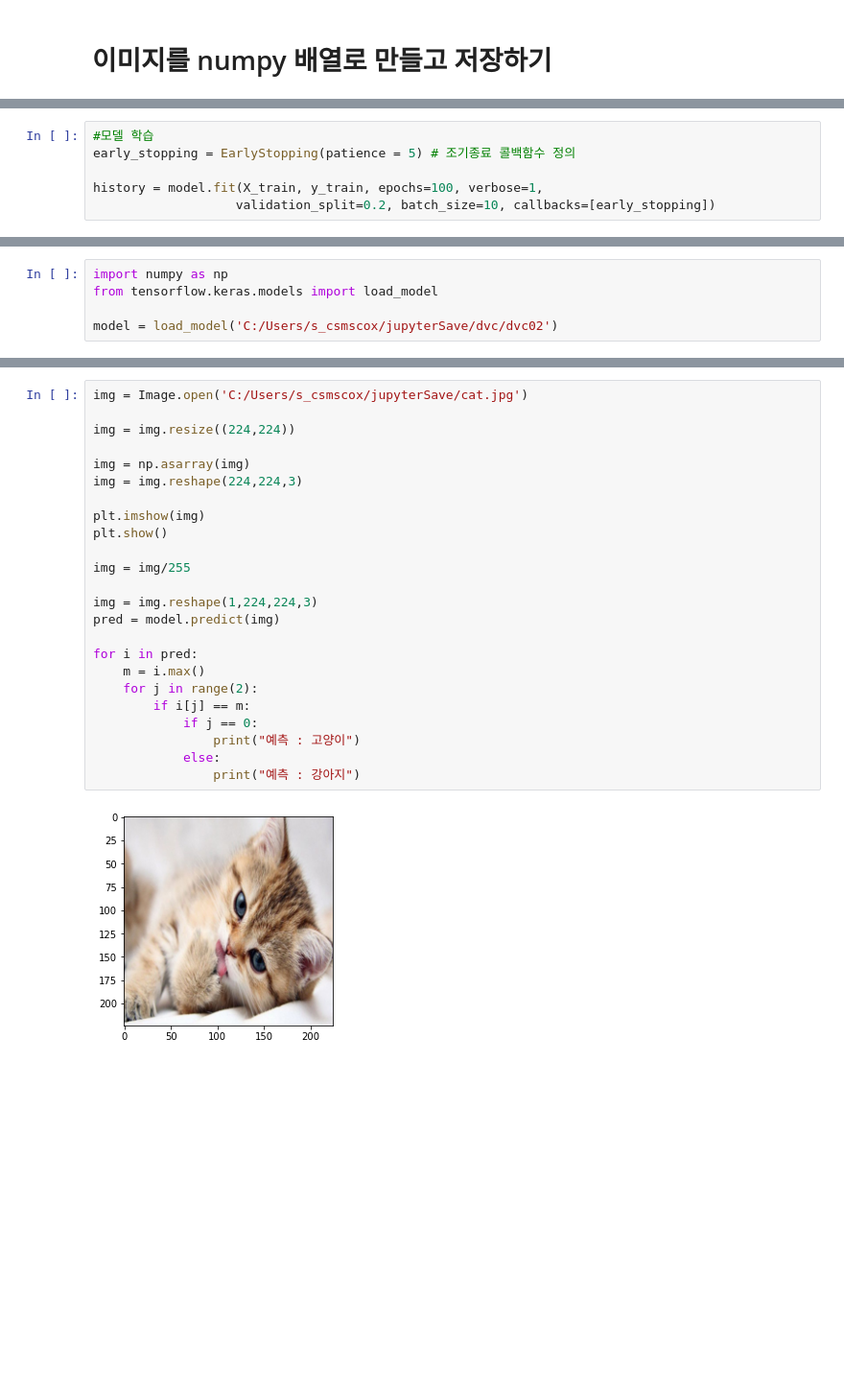
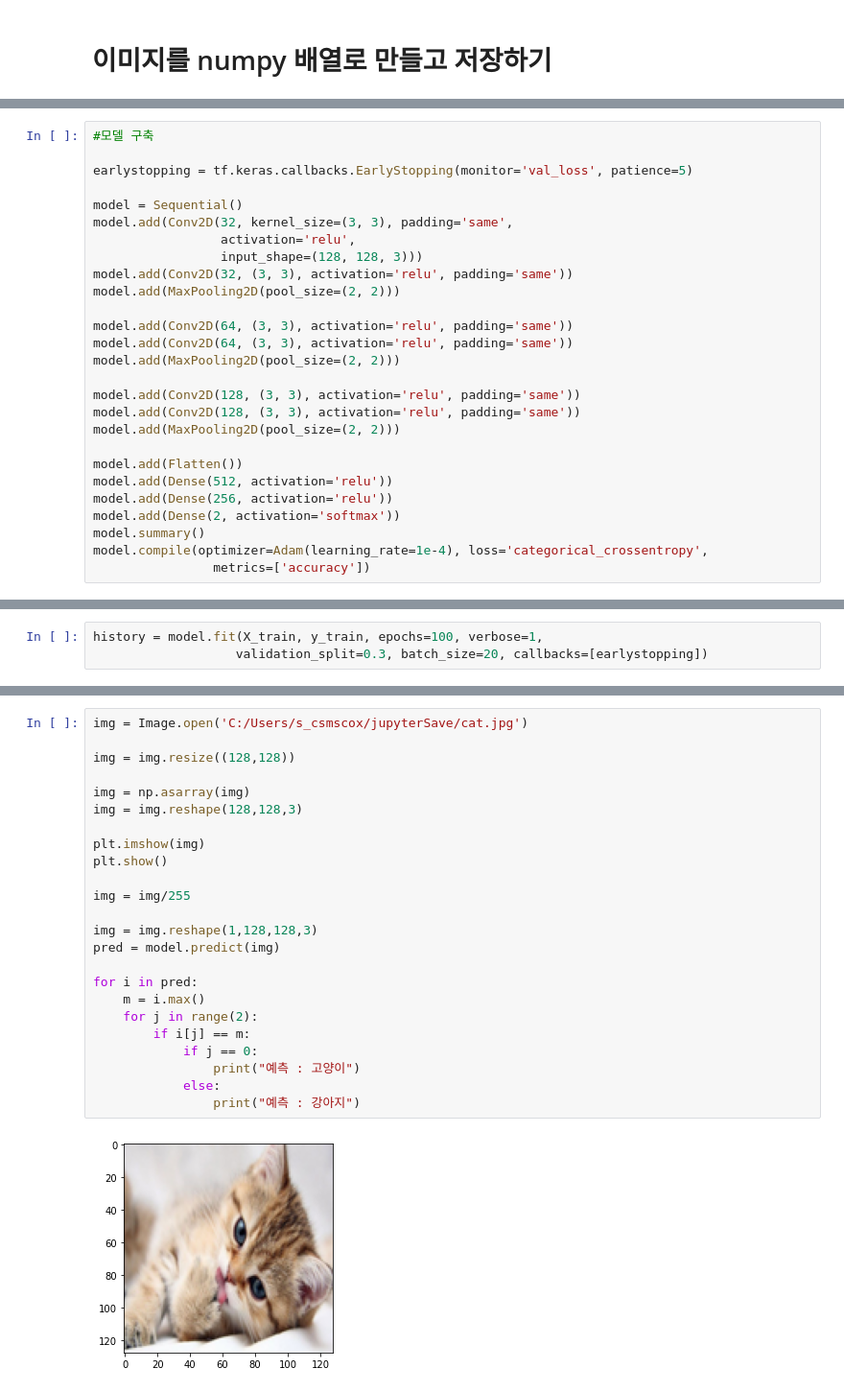
Before and after one commit to dltmdgh1994/multicampus, a Jupyter notebook: NN/DogVsCat_TF2.x_CNN.ipynb, the cells around one changed output, grey strips where cells are left out. Shown at 96% size. Drawn from its saved outputs; the diff is of its cells as text; blank space fills up the shorter version.

```diff
--- a/NN/DogVsCat_TF2.x_CNN.ipynb
+++ b/NN/DogVsCat_TF2.x_CNN.ipynb
@@ -160,0 +92,27 @@ _________________________________________________________________
+# %%
+#모델 구축
+
+earlystopping = tf.keras.callbacks.EarlyStopping(monitor='val_loss', patience=5)
+
+model = Sequential()
+model.add(Conv2D(32, kernel_size=(3, 3), padding='same',
+                 activation='relu',
+                 input_shape=(128, 128, 3)))
+model.add(Conv2D(32, (3, 3), activation='relu', padding='same'))
+model.add(MaxPooling2D(pool_size=(2, 2)))
+
+model.add(Conv2D(64, (3, 3), activation='relu', padding='same'))
+model.add(Conv2D(64, (3, 3), activation='relu', padding='same'))
+model.add(MaxPooling2D(pool_size=(2, 2)))
+
+model.add(Conv2D(128, (3, 3), activation='relu', padding='same'))
+model.add(Conv2D(128, (3, 3), activation='relu', padding='same'))
+model.add(MaxPooling2D(pool_size=(2, 2)))
+
+model.add(Flatten())
+model.add(Dense(512, activation='relu'))
+model.add(Dense(256, activation='relu'))
+model.add(Dense(2, activation='softmax'))
+model.summary()
+model.compile(optimizer=Adam(learning_rate=1e-4), loss='categorical_crossentropy',
+                metrics=['accuracy'])
@@ -161,8 +137,5 @@ _________________________________________________________________
 # %%
-#모델 학습
-early_stopping = EarlyStopping(patience = 5) # 조기종료 콜백함수 정의
-
 history = model.fit(X_train, y_train, epochs=100, verbose=1,
-                   validation_split=0.2, batch_size=10, callbacks=[early_stopping])
+                   validation_split=0.3, batch_size=20, callbacks=[earlystopping])
 # %% [output]
 Epoch 1/100
@@ -236,6 +199 @@ INFO:tensorflow:Assets written to: C:/Users/s_csmscox/jupyterSave/dvc/dvc_vgg16_
-# %%
-import numpy as np
-from tensorflow.keras.models import load_model
-
-model = load_model('C:/Users/s_csmscox/jupyterSave/dvc/dvc02')
 # %%
@@ -298,27 +253,27 @@ weighted avg       0.94      0.94      0.94      5000
 # %%
 img = Image.open('C:/Users/s_csmscox/jupyterSave/cat.jpg')
 
-img = img.resize((224,224))
+img = img.resize((128,128))
 
 img = np.asarray(img)
-img = img.reshape(224,224,3)
+img = img.reshape(128,128,3)
 
 plt.imshow(img)
 plt.show()
 
 img = img/255
 
-img = img.reshape(1,224,224,3)
+img = img.reshape(1,128,128,3)
 pred = model.predict(img)
 
 for i in pred:
     m = i.max()
     for j in range(2):
         if i[j] == m:
             if j == 0:
                 print("예측 : 고양이")
             else:
                 print("예측 : 강아지")
 # %% [output]
-[figure, old version]
+[figure, new version]
 예측 : 고양이
```
Also changed, not shown: parts of 15 cells of this notebook, 6 other files.
